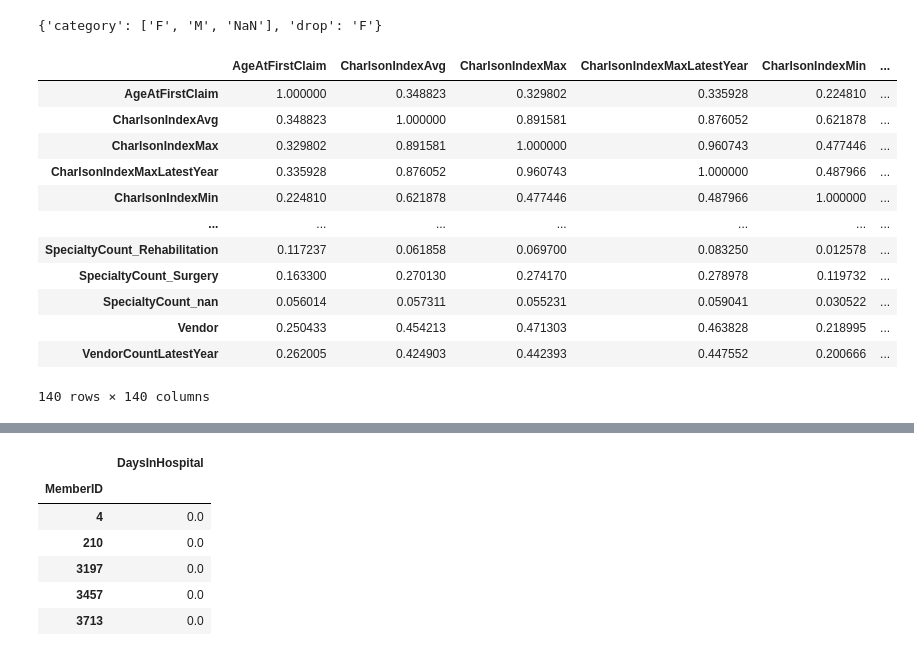
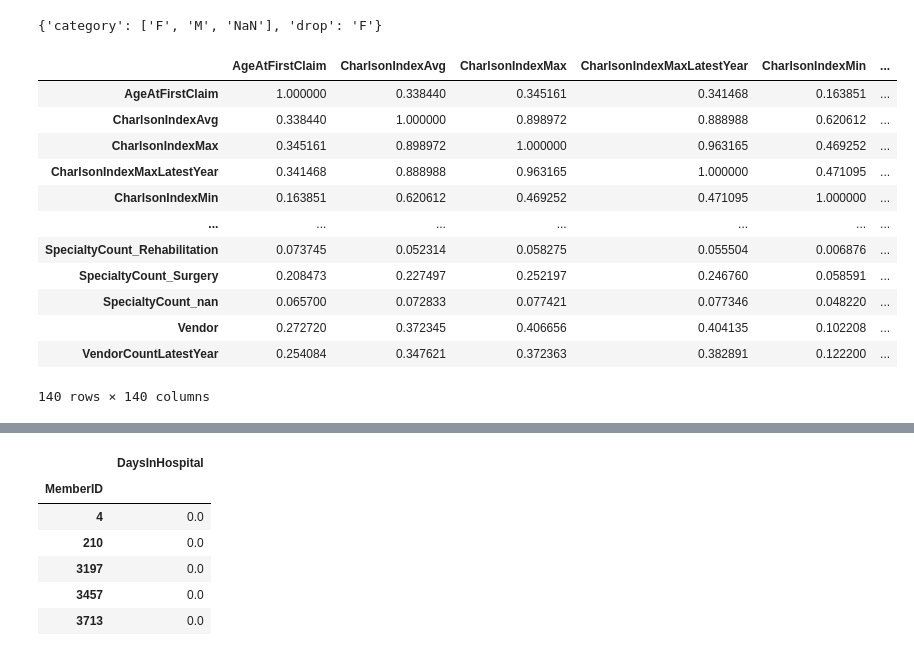
Before and after one commit to chidokun/heritage-health-prize, a Jupyter notebook: 03-feature-selection.ipynb, the cells around one changed output, grey strips where cells are left out. Cells and saved outputs as stored; diff of their text form; code cells hidden in the pictures.

```diff
--- a/03-feature-selection.ipynb
+++ b/03-feature-selection.ipynb
@@ -409,22 +443,22 @@ params = [
 # %%
 fillna(df_b, params, otherwise=0.0)
 # %%
-d2 = df_b.sample(1000)
+d2 = df_b.sample(10000)
 cor = d2[d2.columns.difference(['DaysInHospital'])].corr().abs()
 cor
 # %% [output]
 |  | AgeAtFirstClaim | CharlsonIndexAvg | CharlsonIndexMax | CharlsonIndexMaxLatestYear | CharlsonIndexMin | ... |
-| AgeAtFirstClaim | 1.000000 | 0.348823 | 0.329802 | 0.335928 | 0.224810 | ... |
-| CharlsonIndexAvg | 0.348823 | 1.000000 | 0.891581 | 0.876052 | 0.621878 | ... |
-| CharlsonIndexMax | 0.329802 | 0.891581 | 1.000000 | 0.960743 | 0.477446 | ... |
-| CharlsonIndexMaxLatestYear | 0.335928 | 0.876052 | 0.960743 | 1.000000 | 0.487966 | ... |
-| CharlsonIndexMin | 0.224810 | 0.621878 | 0.477446 | 0.487966 | 1.000000 | ... |
+| AgeAtFirstClaim | 1.000000 | 0.338440 | 0.345161 | 0.341468 | 0.163851 | ... |
+| CharlsonIndexAvg | 0.338440 | 1.000000 | 0.898972 | 0.888988 | 0.620612 | ... |
+| CharlsonIndexMax | 0.345161 | 0.898972 | 1.000000 | 0.963165 | 0.469252 | ... |
+| CharlsonIndexMaxLatestYear | 0.341468 | 0.888988 | 0.963165 | 1.000000 | 0.471095 | ... |
+| CharlsonIndexMin | 0.163851 | 0.620612 | 0.469252 | 0.471095 | 1.000000 | ... |
 | ... | ... | ... | ... | ... | ... | ... |
-| SpecialtyCount_Rehabilitation | 0.117237 | 0.061858 | 0.069700 | 0.083250 | 0.012578 | ... |
-| SpecialtyCount_Surgery | 0.163300 | 0.270130 | 0.274170 | 0.278978 | 0.119732 | ... |
-| SpecialtyCount_nan | 0.056014 | 0.057311 | 0.055231 | 0.059041 | 0.030522 | ... |
-| Vendor | 0.250433 | 0.454213 | 0.471303 | 0.463828 | 0.218995 | ... |
-| VendorCountLatestYear | 0.262005 | 0.424903 | 0.442393 | 0.447552 | 0.200666 | ... |
+| SpecialtyCount_Rehabilitation | 0.073745 | 0.052314 | 0.058275 | 0.055504 | 0.006876 | ... |
+| SpecialtyCount_Surgery | 0.208473 | 0.227497 | 0.252197 | 0.246760 | 0.058591 | ... |
+| SpecialtyCount_nan | 0.065700 | 0.072833 | 0.077421 | 0.077346 | 0.048220 | ... |
+| Vendor | 0.272720 | 0.372345 | 0.406656 | 0.404135 | 0.102208 | ... |
+| VendorCountLatestYear | 0.254084 | 0.347621 | 0.372363 | 0.382891 | 0.122200 | ... |
 140 rows × 140 columns
 # %%
 for row, col in high_corr:
```
Also changed, not shown: parts of 20 cells of this notebook, 19 other files.
